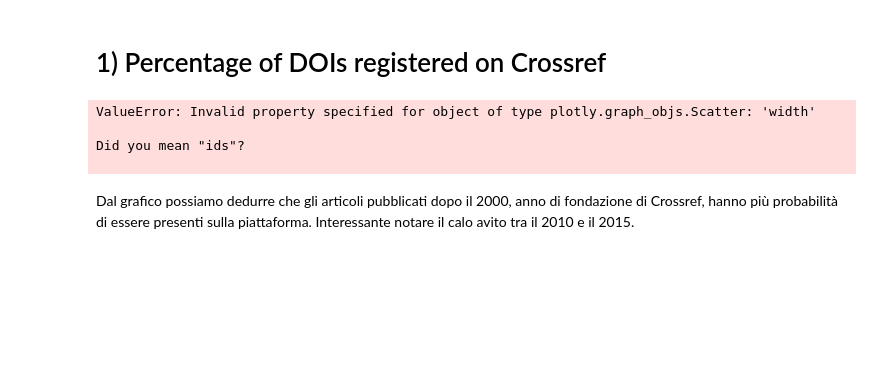
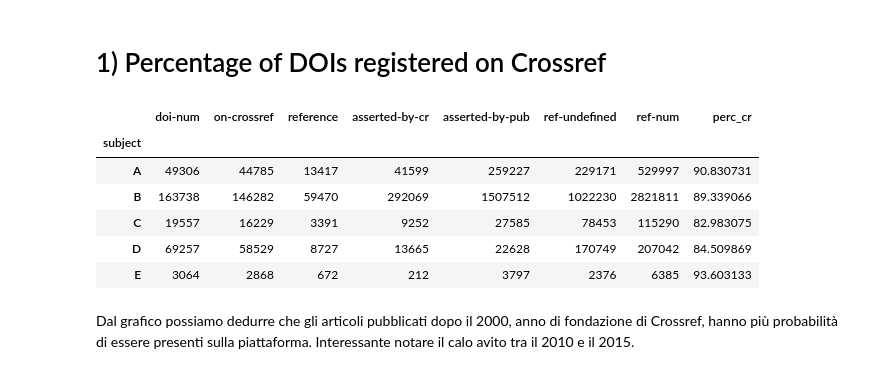
Before and after one commit to open-sci/2021-2022-la-chouffe-code, a Jupyter notebook: data_vizGiulia.ipynb, the cells around one changed output. Cells and saved outputs as stored; diff of their text form; code cells hidden in the pictures; blank space fills up the shorter version.

```diff
--- a/data_vizGiulia.ipynb
+++ b/data_vizGiulia.ipynb
@@ -78,31 +79,35 @@ fig.show()
 # %%
 frame11a = frame.copy()
 frame11a = frame11a.groupby('subject').sum()
 frame11a =frame11a.apply(lambda x: pd.to_numeric(x, errors='coerce'))
 frame11a['perc_cr'] =  (frame11a['on-crossref']/frame11a['doi-num'])*100
-fig = go.Figure(data=go.Scatter( x = frame11a['perc_cr'],
-    y = frame11a.index,
-    width=800, color=frame11a["doi-num"],
-    colorscale= [[0,"#0e1123"],[0.25,"#242e5c"],[0.5,"#2f3b70"], [0.75,"#465493"],[1,"#9facf1"]],
-    autocolorscale=False,
-    reversescale=True,
-    colorbar_title = 'Number of DOIs',
-    size=frame11a['ref-num']
-))
+frame11a.head()
+# fig = go.Figure(data=go.Scatter( x = frame11a['perc_cr'],
+#     y = frame11a.index,
+#     width=800, color=frame11a["doi-num"],
+#     colorscale= [[0,"#0e1123"],[0.25,"#242e5c"],[0.5,"#2f3b70"], [0.75,"#465493"],[1,"#9facf1"]],
+#     autocolorscale=False,
+#     reversescale=True,
+#     colorbar_title = 'Number of DOIs',
+#     size=frame11a['ref-num']
+# ))
 
-fig.update_layout(
-    font_family="sans-serif",
-    title_font_size=20,
-    font_size=10,
-    title = {'xanchor': 'center', 'y':0.9,'x':0.5},
-)
+# fig.update_layout(
+#     font_family="sans-serif",
+#     title_font_size=20,
+#     font_size=10,
+#     title = {'xanchor': 'center', 'y':0.9,'x':0.5},
+# )
 
-fig.show()
+# fig.show()
 # %% [output]
-ValueError: Invalid property specified for object of type plotly.graph_objs.Scatter: 'width'
-
-Did you mean "ids"?
-
+|  | doi-num | on-crossref | reference | asserted-by-cr | asserted-by-pub | ref-undefined | ref-num | perc_cr |
+| subject |  |  |  |  |  |  |  |  |
+| A | 49306 | 44785 | 13417 | 41599 | 259227 | 229171 | 529997 | 90.830731 |
+| B | 163738 | 146282 | 59470 | 292069 | 1507512 | 1022230 | 2821811 | 89.339066 |
+| C | 19557 | 16229 | 3391 | 9252 | 27585 | 78453 | 115290 | 82.983075 |
+| D | 69257 | 58529 | 8727 | 13665 | 22628 | 170749 | 207042 | 84.509869 |
+| E | 3064 | 2868 | 672 | 212 | 3797 | 2376 | 6385 | 93.603133 |
 # %%
 frame11a = frame.copy()
 frame11a = frame11a.groupby('subject').sum()
```
Also changed, not shown: parts of 2 cells of this notebook.
